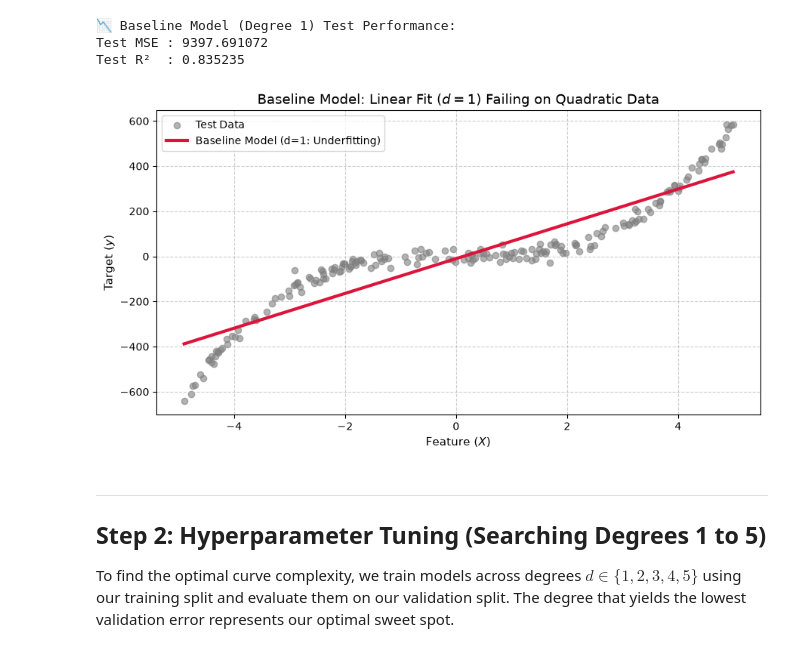
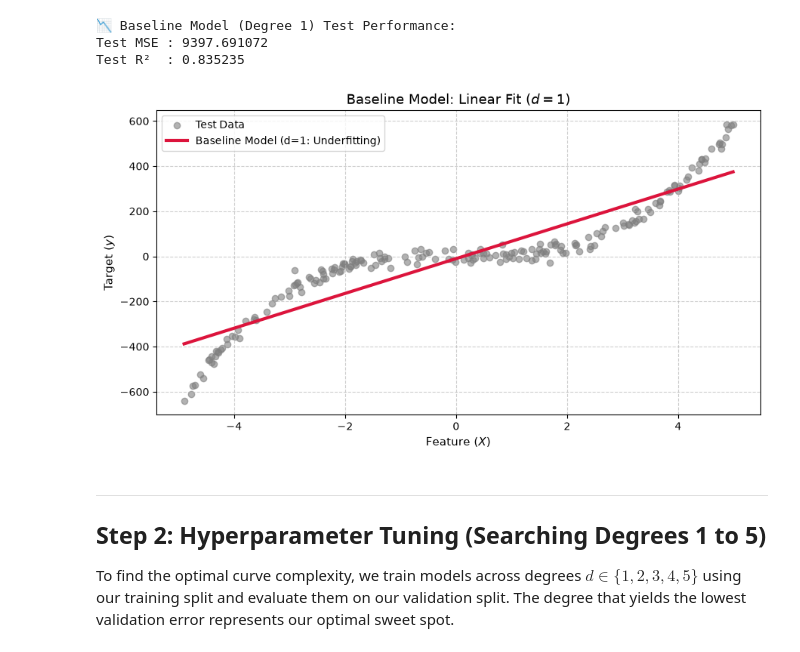
Before and after one commit to dineshkrishna264/ml-algorithms-from-scratch, a Jupyter notebook: 01_Regression/03_polynomial_regression.ipynb, the cells around one changed output. Drawn from its saved outputs; the diff is of its cells as text; code cells hidden in the pictures.

```diff
--- a/01_Regression/03_polynomial_regression.ipynb
+++ b/01_Regression/03_polynomial_regression.ipynb
@@ -253,23 +253,23 @@ Test R²  : 0.835235
 # %%
 # Visualize the Underfitting Baseline Model
 plt.figure(figsize=(9, 5))
 
 # Plot test data points
 plt.scatter(X_test, y_test, color='gray', alpha=0.6, label='Test Data')
 
 # Sort X_test for a smooth line plot of predictions
 sort_idx = X_test.flatten().argsort()
 plt.plot(X_test[sort_idx], y_pred_baseline[sort_idx], color='crimson', linewidth=3, label='Baseline Model (d=1: Underfitting)')
 
-plt.title("Baseline Model: Linear Fit ($d=1$) Failing on Quadratic Data", fontsize=13)
+plt.title("Baseline Model: Linear Fit ($d=1$)", fontsize=13)
 plt.xlabel("Feature ($X$)", fontsize=11)
 plt.ylabel("Target ($y$)", fontsize=11)
 plt.legend()
 plt.grid(True, linestyle='--', alpha=0.6)
 plt.tight_layout()
 plt.show()
 # %% [output]
-[figure, old version]
+[figure, new version]
 # %% [markdown]
 ---
 ## Step 2: Hyperparameter Tuning (Searching Degrees 1 to 5)
```
